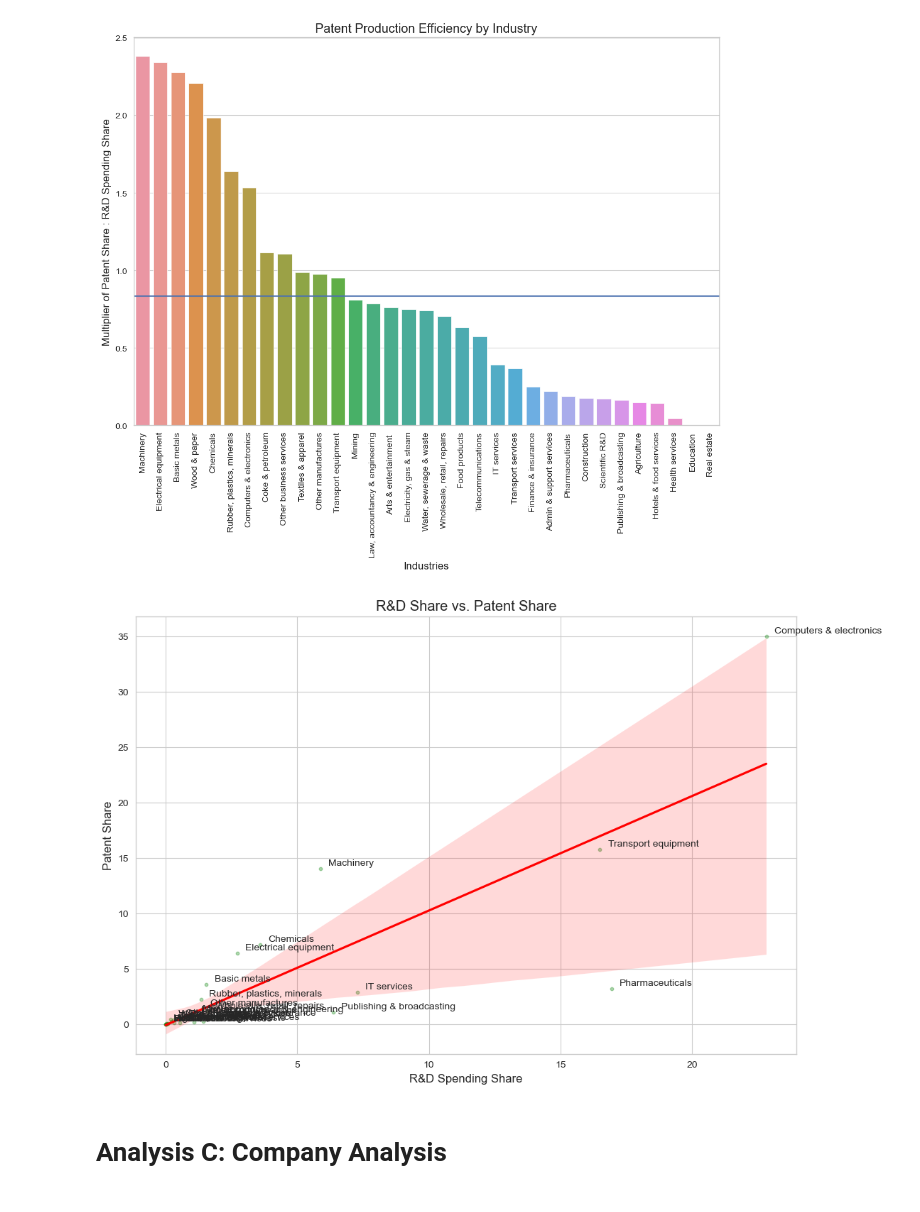
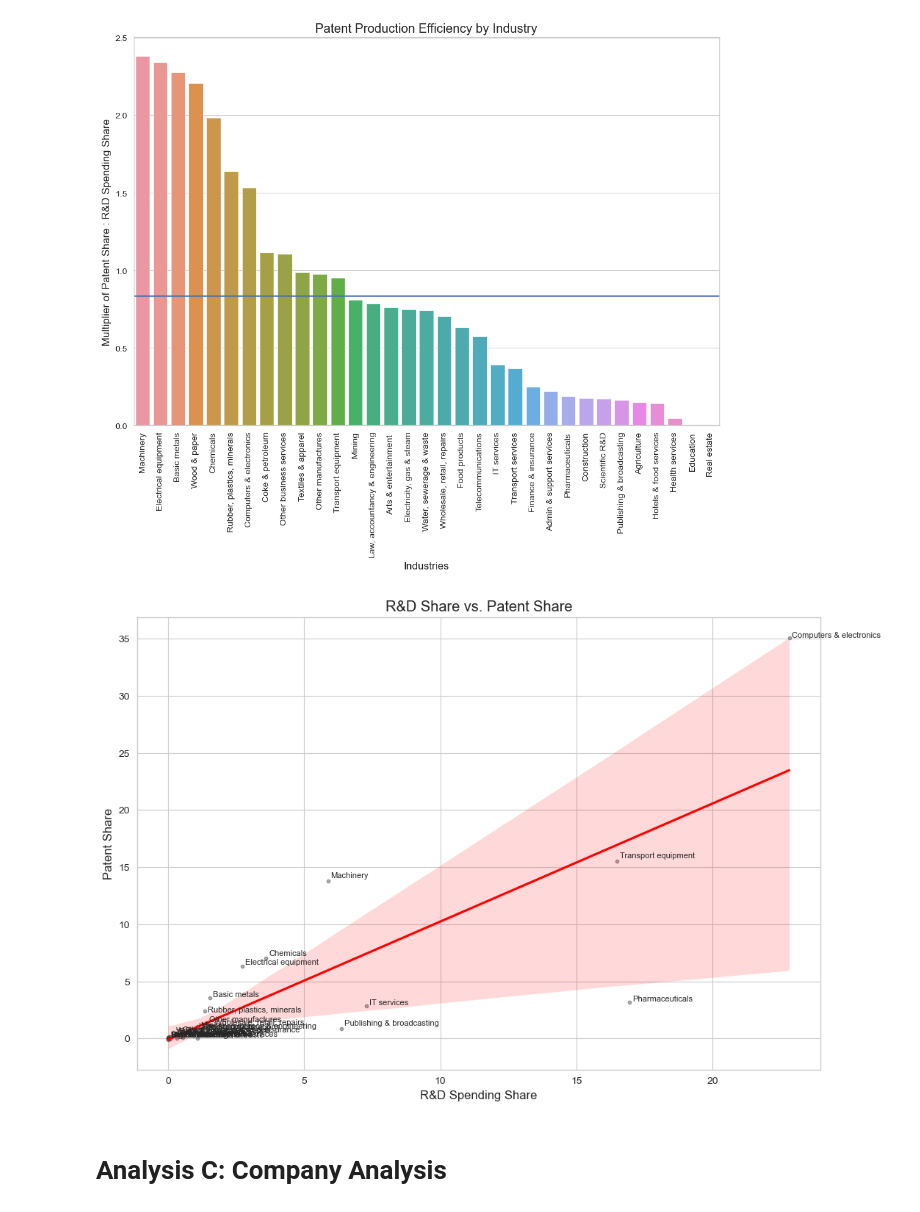
Before and after one commit to bassoonelephant/ip-productivity, a Jupyter notebook: ip_workbench.ipynb, the cells around one changed output. Saved outputs shown, nothing was run; the diff lists cells and outputs as text; code cells hidden in the pictures.

```diff
--- a/ip_workbench.ipynb
+++ b/ip_workbench.ipynb
@@ -727,34 +727,36 @@ plt.show()
 # %%
 # Scatterplot with Linear Regression
 
 # Draw scatterplot
 df = industry_analysis
 
 plt.figure(figsize=(12,8))
 sns.set_style('whitegrid')
 sns.regplot(x = 'rd_share',
             y = 'patent_share',
             data = df,
             x_jitter = 0.0,
-            y_jitter = 0.0,
-            scatter_kws = {"color":"green", "alpha":0.3, "s":10},
+            y_jitter = 0.2,
+            scatter_kws = {"color":"black", "alpha":0.3, "s":10},
             line_kws = {"color":"r"},
            )
 
 # Axes and Labels
 plt.title('R&D Share vs. Patent Share')
 plt.xlabel('R&D Spending Share')
 plt.ylabel('Patent Share')
 
 # Add labels
 for i in range(df.shape[0]):
-    plt.text(x = df.rd_share[i]+0.3, y = df.patent_share[i]+0.3, s=df.industry[i],
-    fontdict = dict(size = 10))
+    plt.text(x = df.rd_share[i]+0.1,
+             y = df.patent_share[i]+0.1,
+             s=df.industry[i],
+             fontdict = dict(size = 8))
 
 # Show graph
 plt.show()
 # %% [output]
-[figure, old version]
+[figure, new version]
 # %% [markdown]
 # Analysis C:  Company Analysis
 # %% [markdown]
```
Also changed, not shown: parts of 7 cells of this notebook.
